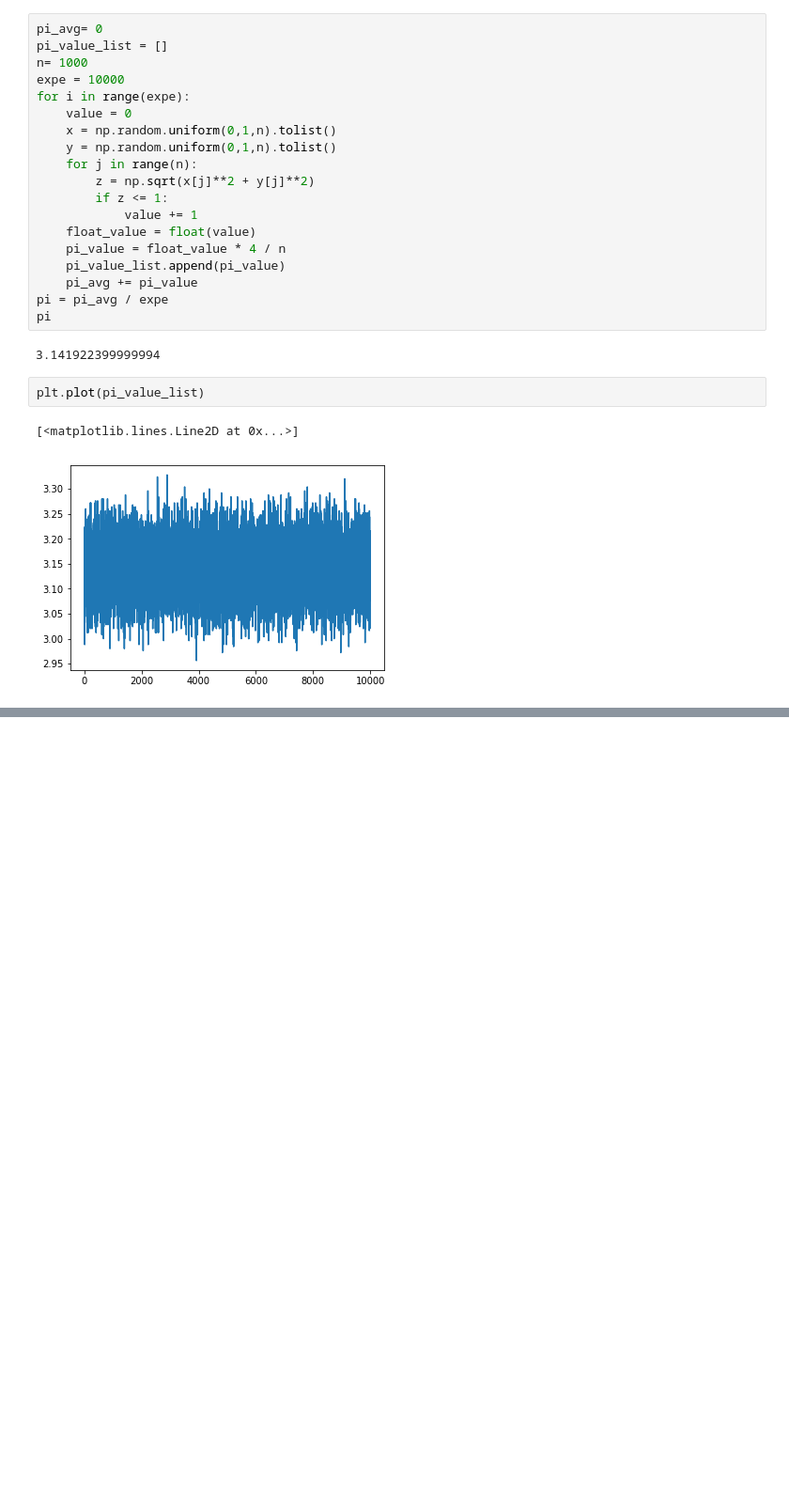
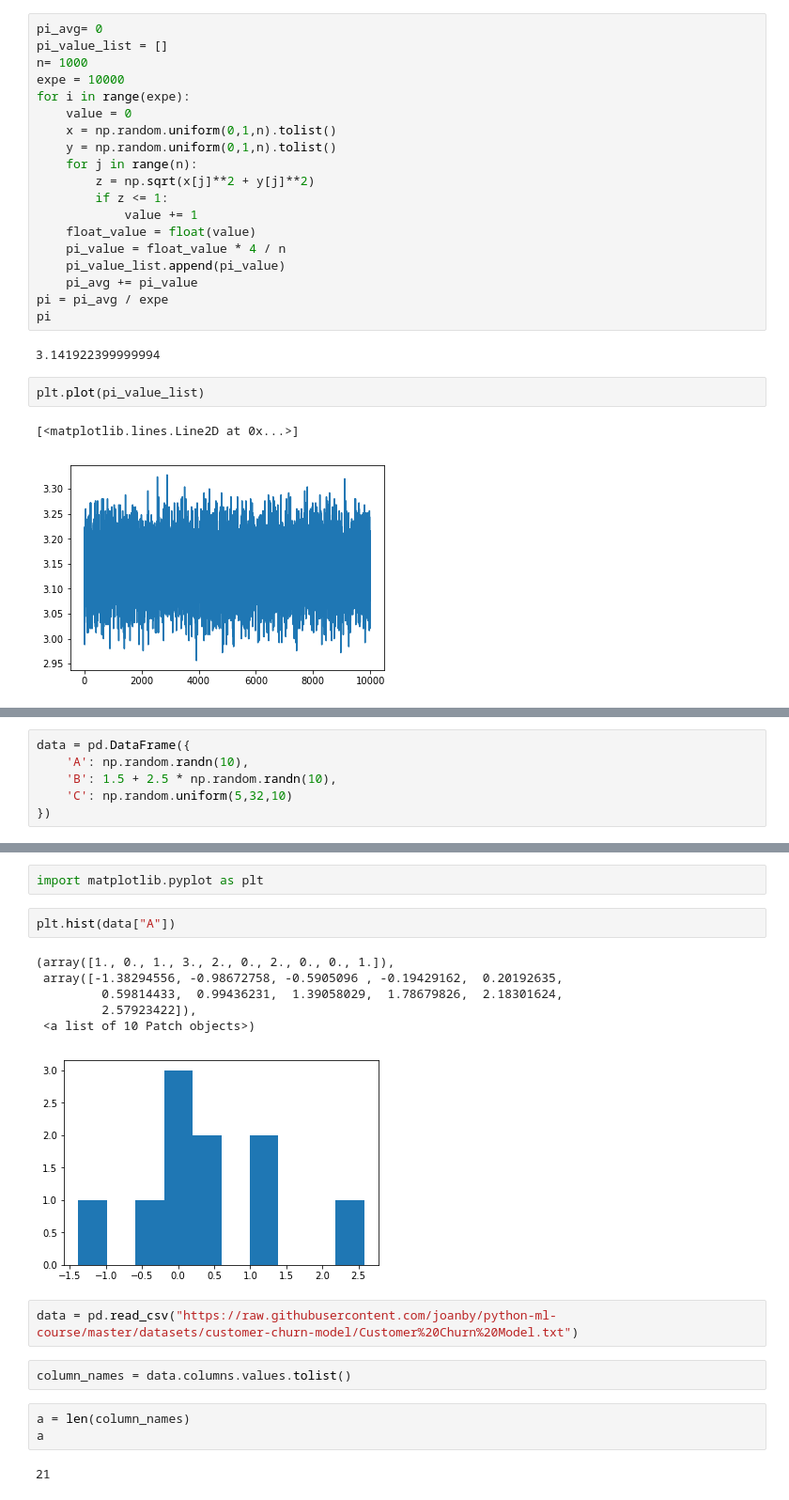
Before and after one commit to slopezv2/machilelearningpy, a Jupyter notebook: Seccion5.ipynb, the cells around one changed output, grey strips where cells are left out. Shown: that part at 94% size. Drawn from its saved outputs; the diff is of its cells as text; blank space fills up the shorter version.

```diff
--- a/Seccion5.ipynb
+++ b/Seccion5.ipynb
@@ -551,0 +555,6 @@ plt.plot(pi_value_list)
+# %%
+data = pd.DataFrame({
+    'A': np.random.randn(10),
+    'B': 1.5 + 2.5 * np.random.randn(10),
+    'C': np.random.uniform(5,32,10)
+})
@@ -551,0 +587,20 @@ plt.plot(pi_value_list)
+# %%
+import matplotlib.pyplot as plt
+# %%
+plt.hist(data["A"])
+# %% [output]
+(array([1., 0., 1., 3., 2., 0., 2., 0., 0., 1.]),
+ array([-1.38294556, -0.98672758, -0.5905096 , -0.19429162,  0.20192635,
+         0.59814433,  0.99436231,  1.39058029,  1.78679826,  2.18301624,
+         2.57923422]),
+ <a list of 10 Patch objects>)
+[figure, added]
+# %%
+data = pd.read_csv("https://raw.githubusercontent.com/joanby/python-ml-course/master/datasets/customer-churn-model/Customer%20Churn%20Model.txt")
+# %%
+column_names = data.columns.values.tolist()
+# %%
+a = len(column_names)
+a
+# %% [output]
+21
```
Also changed, not shown: parts of 5 cells of this notebook.
